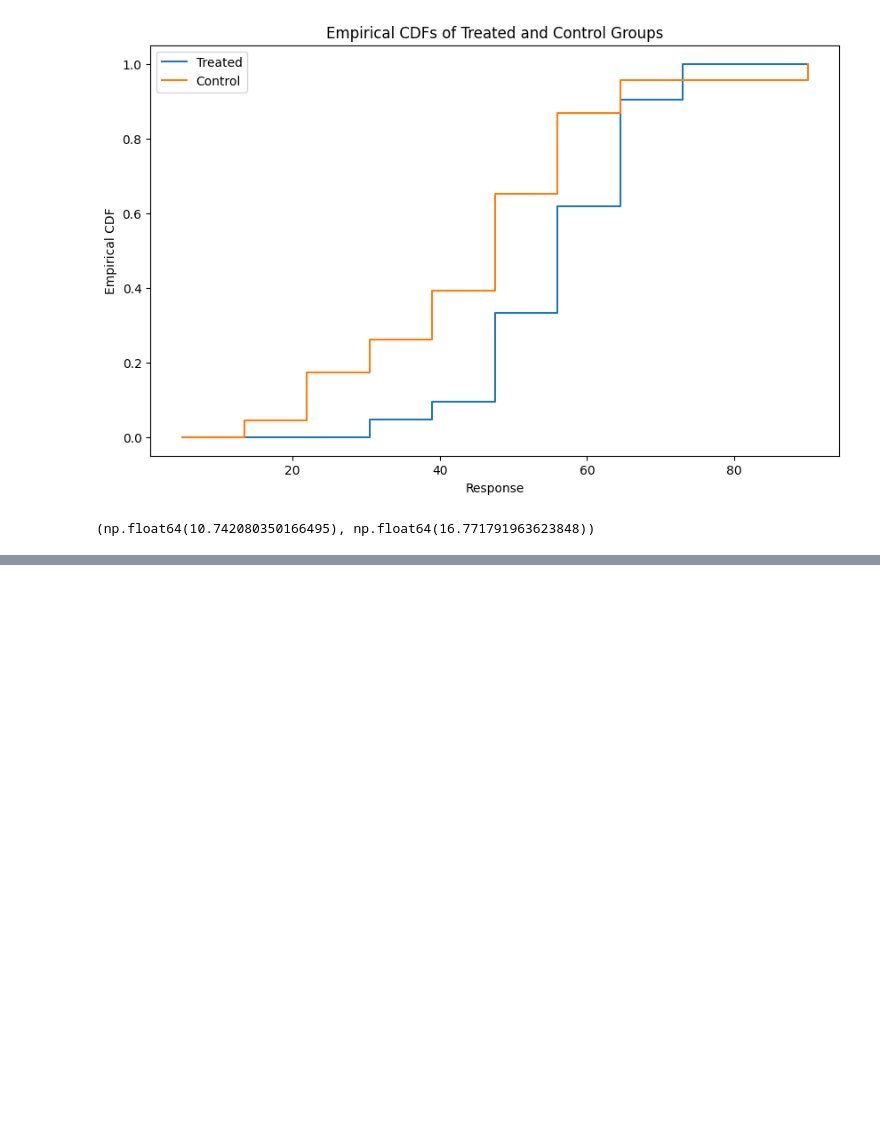
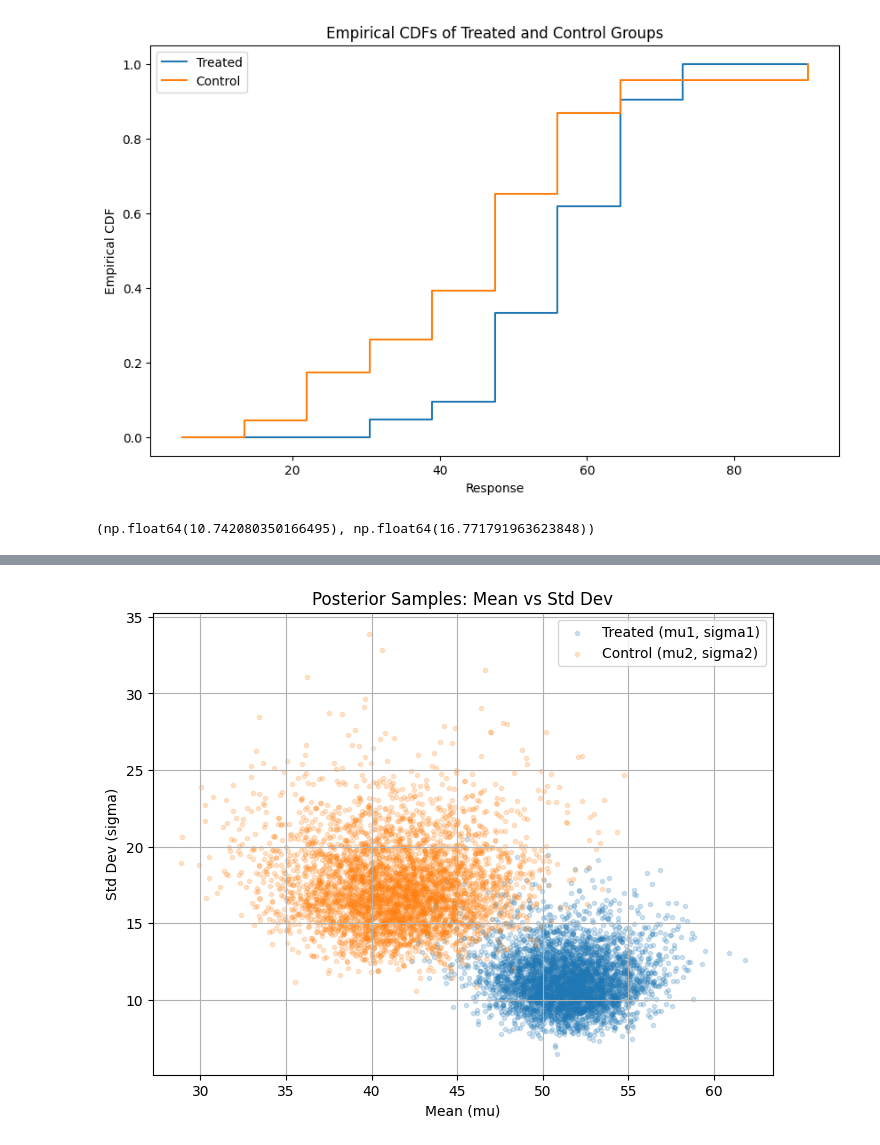
Before and after one commit to atruergod/Matsuura2022_Bayesian_Statistical_Modeling_with_Stan_R_and_Python, a Jupyter notebook: yndk/tb2/tb2_ch13_inference.ipynb, the cells around one changed output, grey strips where cells are left out. Drawn from its saved outputs; the diff is of its cells as text; code cells hidden in the pictures; blank space fills up the shorter version.

```diff
--- a/yndk/tb2/tb2_ch13_inference.ipynb
+++ b/yndk/tb2/tb2_ch13_inference.ipynb
@@ -195,0 +238,14 @@ print(posterior[["mu1", "mu2", "diff_means"]].describe())
+# %%
+plt.figure(figsize=(8, 6))
+plt.scatter(posterior["mu1"], posterior["sigma1"],
+            marker='.', alpha=0.2, label="Treated (mu1, sigma1)")
+plt.scatter(posterior["mu2"], posterior["sigma2"],
+            marker='.', alpha=0.2, label="Control (mu2, sigma2)")
+plt.xlabel("Mean (mu)")
+plt.ylabel("Std Dev (sigma)")
+plt.legend()
+plt.title("Posterior Samples: Mean vs Std Dev")
+plt.grid(True)
+plt.show()
+# %% [output]
+[figure, added]
```
Also changed, not shown: parts of 8 cells of this notebook, 4 other files.
